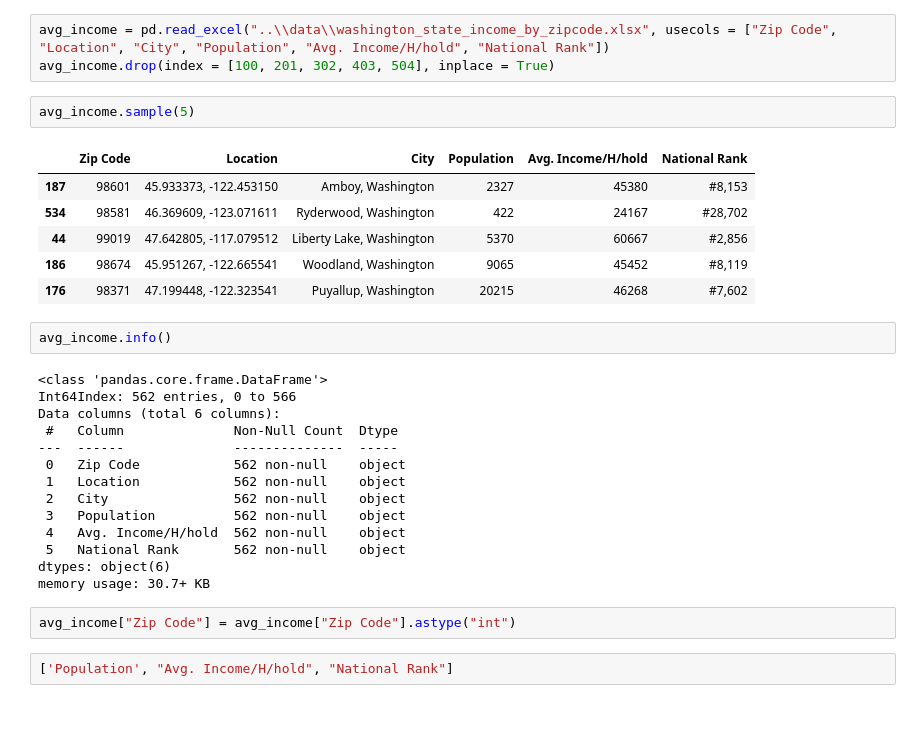
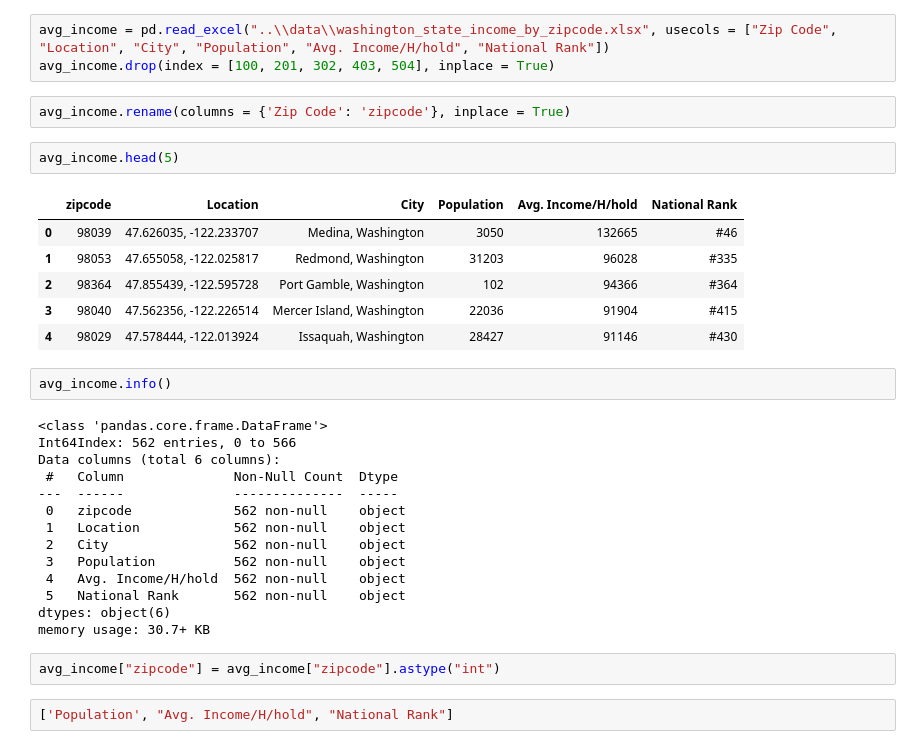
Before and after one commit to tweatherfordk/Linear-Regression-Housing-Model, a Jupyter notebook: data/income_analysis.ipynb, the cells around one changed output. Drawn from its saved outputs; the diff is of its cells as text; blank space fills up the shorter version.

```diff
--- a/data/income_analysis.ipynb
+++ b/data/income_analysis.ipynb
@@ -8,15 +18,17 @@ warnings.filterwarnings('ignore')
 # %%
 avg_income = pd.read_excel("..\\data\\washington_state_income_by_zipcode.xlsx", usecols = ["Zip Code", "Location", "City", "Population", "Avg. Income/H/hold", "National Rank"])
 avg_income.drop(index = [100, 201, 302, 403, 504], inplace = True)
+# %%
+avg_income.rename(columns = {'Zip Code': 'zipcode'}, inplace = True)
 # %%
-avg_income.sample(5)
+avg_income.head(5)
 # %% [output]
-|  | Zip Code | Location | City | Population | Avg. Income/H/hold | National Rank |
-| 187 | 98601 | 45.933373, -122.453150 | Amboy, Washington | 2327 | 45380 | #8,153 |
-| 534 | 98581 | 46.369609, -123.071611 | Ryderwood, Washington | 422 | 24167 | #28,702 |
-| 44 | 99019 | 47.642805, -117.079512 | Liberty Lake, Washington | 5370 | 60667 | #2,856 |
-| 186 | 98674 | 45.951267, -122.665541 | Woodland, Washington | 9065 | 45452 | #8,119 |
-| 176 | 98371 | 47.199448, -122.323541 | Puyallup, Washington | 20215 | 46268 | #7,602 |
+|  | zipcode | Location | City | Population | Avg. Income/H/hold | National Rank |
+| 0 | 98039 | 47.626035, -122.233707 | Medina, Washington | 3050 | 132665 | #46 |
+| 1 | 98053 | 47.655058, -122.025817 | Redmond, Washington | 31203 | 96028 | #335 |
+| 2 | 98364 | 47.855439, -122.595728 | Port Gamble, Washington | 102 | 94366 | #364 |
+| 3 | 98040 | 47.562356, -122.226514 | Mercer Island, Washington | 22036 | 91904 | #415 |
+| 4 | 98029 | 47.578444, -122.013924 | Issaquah, Washington | 28427 | 91146 | #430 |
 # %%
 avg_income.info()
 # %% [output]
@@ -25,7 +37,7 @@ Int64Index: 562 entries, 0 to 566
 Data columns (total 6 columns):
  #   Column              Non-Null Count  Dtype
 ---  ------              --------------  -----
- 0   Zip Code            562 non-null    object
+ 0   zipcode             562 non-null    object
  1   Location            562 non-null    object
  2   City                562 non-null    object
  3   Population          562 non-null    object
@@ -34,7 +46,7 @@ Data columns (total 6 columns):
 dtypes: object(6)
 memory usage: 30.7+ KB
 # %%
-avg_income["Zip Code"] = avg_income["Zip Code"].astype("int")
+avg_income["zipcode"] = avg_income["zipcode"].astype("int")
 # %%
 ['Population', "Avg. Income/H/hold", "National Rank"]
 # %% [output]
```
Also changed, not shown: parts of 31 cells of this notebook, 3 other files.
